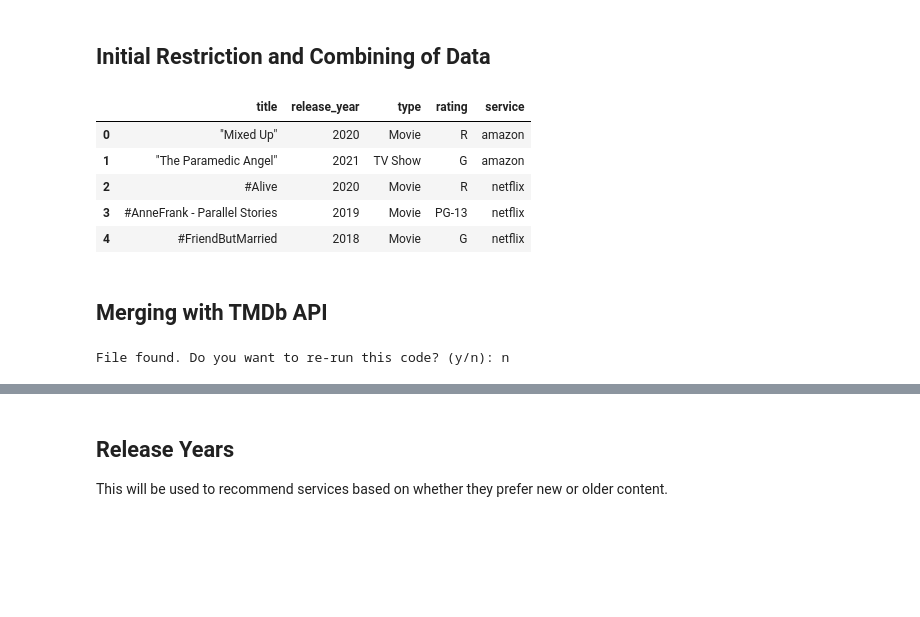
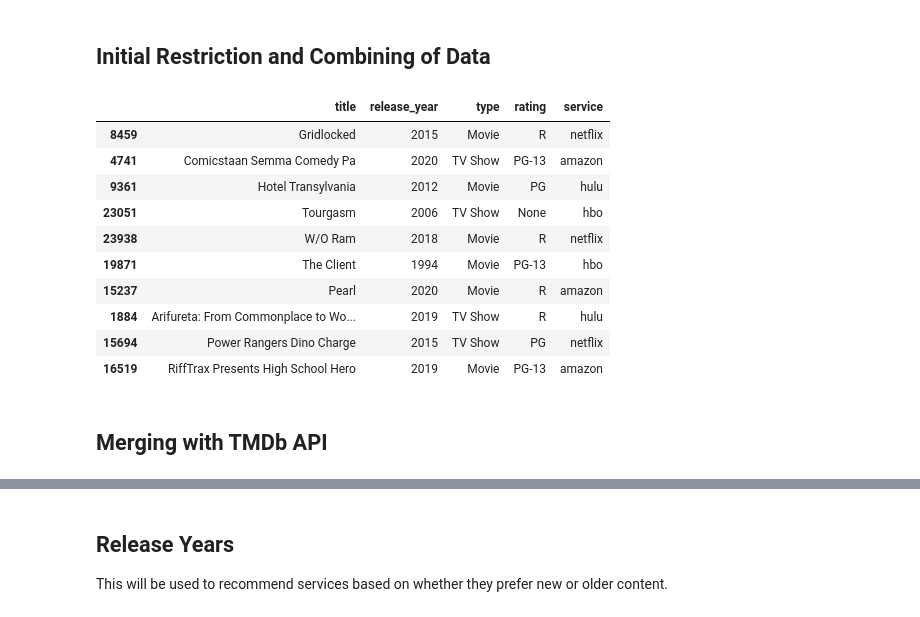
Before and after one commit to zlee1/StreamingServiceAnalysis, a Jupyter notebook: main_data_collection.ipynb, the cells around one changed output, grey strips where cells are left out. Cells and saved outputs as stored; diff of their text form; code cells hidden in the pictures; blank space fills up the shorter version.

```diff
--- a/main_data_collection.ipynb
+++ b/main_data_collection.ipynb
@@ -22,14 +22,19 @@ services = raw_dfs[0].copy()
 for df in raw_dfs[1:]:
     services = sqldf("SELECT * FROM services UNION SELECT * FROM df")
 # %%
-services.head()
+services.sample(10)
 # %% [output]
 |  | title | release_year | type | rating | service |
-| 0 | "Mixed Up" | 2020 | Movie | R | amazon |
-| 1 | "The Paramedic Angel" | 2021 | TV Show | G | amazon |
-| 2 | #Alive | 2020 | Movie | R | netflix |
-| 3 | #AnneFrank - Parallel Stories | 2019 | Movie | PG-13 | netflix |
-| 4 | #FriendButMarried | 2018 | Movie | G | netflix |
+| 8459 | Gridlocked | 2015 | Movie | R | netflix |
+| 4741 | Comicstaan Semma Comedy Pa | 2020 | TV Show | PG-13 | amazon |
+| 9361 | Hotel Transylvania | 2012 | Movie | PG | hulu |
+| 23051 | Tourgasm | 2006 | TV Show | None | hbo |
+| 23938 | W/O Ram | 2018 | Movie | R | netflix |
+| 19871 | The Client | 1994 | Movie | PG-13 | hbo |
+| 15237 | Pearl | 2020 | Movie | R | amazon |
+| 1884 | Arifureta: From Commonplace to Wo... | 2019 | TV Show | R | hulu |
+| 15694 | Power Rangers Dino Charge | 2015 | TV Show | PG | netflix |
+| 16519 | RiffTrax Presents High School Hero | 2019 | Movie | PG-13 | amazon |
 # %%
 # Separate DataFrames based on content type
 movies = sqldf("SELECT * FROM services WHERE type == \"Movie\"")
@@ -81,11 +86,9 @@ def get_TMDb_info(tmdb_id=None, requested_info = []):
 # %%
 # Add columns to movies from TMDb API
 ids = []
-# Reset the index for consistency
-movies = movies.reset_index(drop=True)
 try:
     # Try to import data. If it is imported, drop rows that do not have provided IDs
-    movies = pd.read_csv("data/modified/movies_api_merged.csv")
+    movies_imported = pd.read_csv("data/modified/movies_api_merged.csv")
 
     # Allow for re-running. Would want this if more data is requested.
     ans = input("File found. Do you want to re-run this code? (y/n): ")
@@ -93,12 +96,17 @@ try:
         # Allow for full restarting - wipes previously calculated IDs
         ans = input("Do you want to fully restart? Warning: This will take a long time to compute (y/n): ")
         if(ans == "n"):
+            movies = movies_imported.copy()
             movies = movies.dropna(subset=["tmdb_id"])
             movies = movies.reset_index(drop=True)
             # Store IDs to speed up computation if re-running
             ids = list(movies["tmdb_id"])
         # Raise an exception so that code can be re-run
         raise Exception("Re-running")
+    else:
+        ans = input("Do you wish to load saved data? (y/n): ")
+        if(ans == "y"):
+            movies = movies_imported.copy()
 # If data is not found or user requests re-running, code will execute
 except Exception as e:
     # Check whether IDs already exist
@@ -148,9 +156,7 @@ except Exception as e:
 
     # Save data as .csv
     movies.to_csv("data/modified/movies_api_merged.csv", index=False)
-#movies.head()
+clear_output()
-# %% [output]
-File found. Do you want to re-run this code? (y/n): n
 # %%
 movies.describe()
 # %% [output]
```
Also changed, not shown: parts of 27 cells of this notebook, 7 other files.
